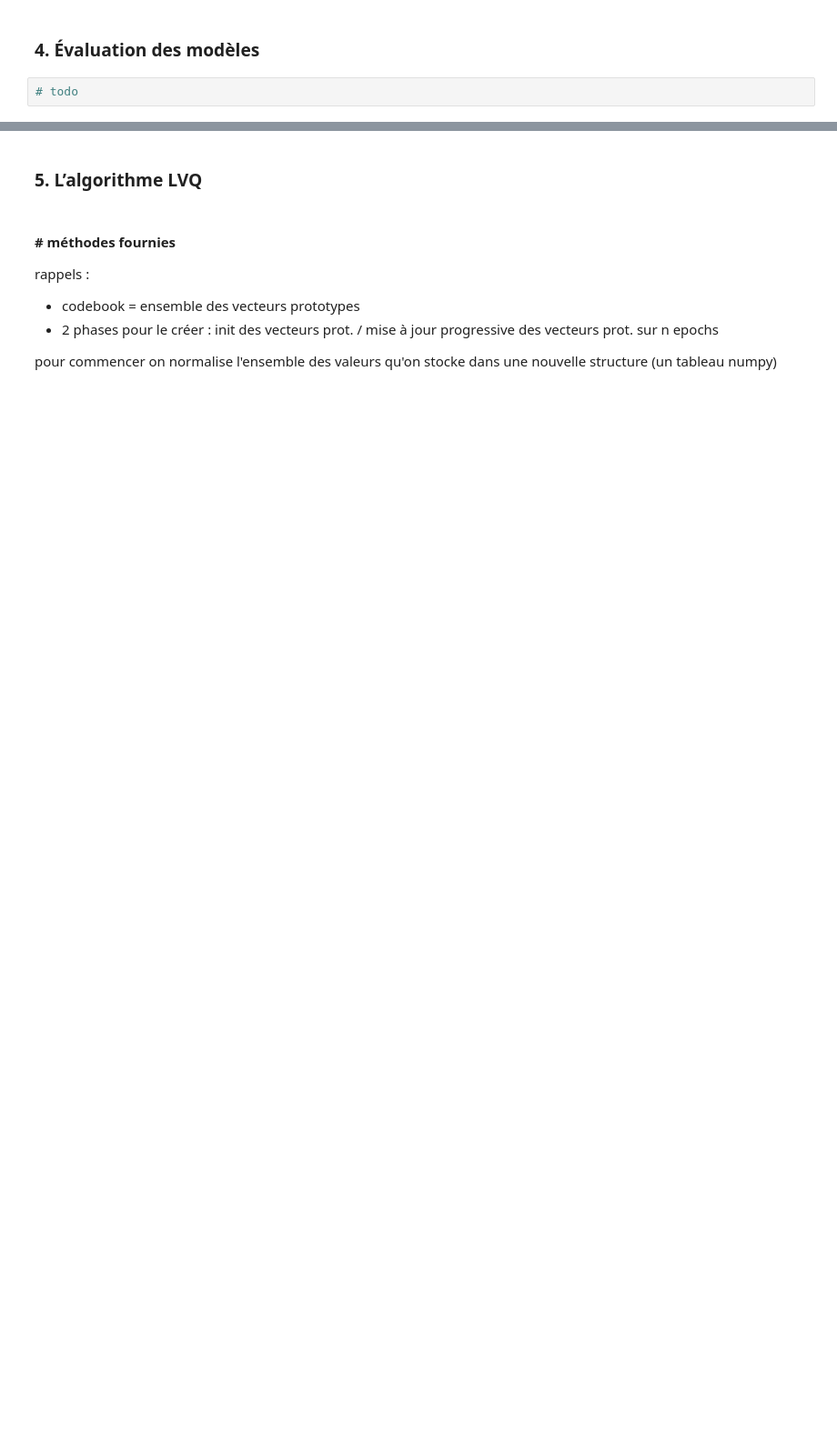
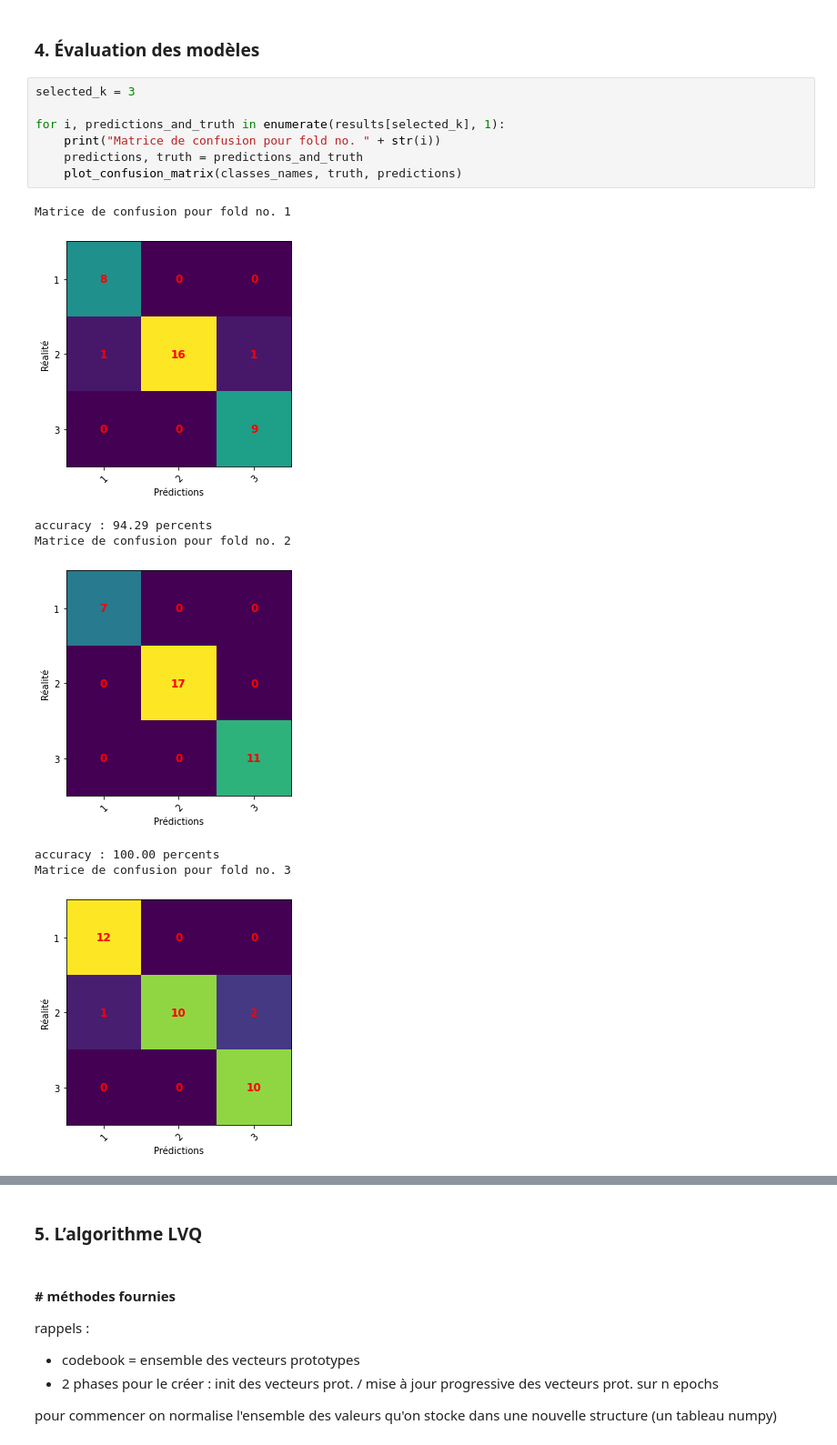
Before and after one commit to KevinFerati/LaboISD, a Jupyter notebook: 4 - Apprentissage supervisé/Ferati_Ganty_ISD_TP4.ipynb, the cells around one changed output, grey strips where cells are left out. Shown at 91% size. Drawn from its saved outputs; the diff is of its cells as text; blank space fills up the shorter version.

```diff
--- a/4 - Apprentissage supervisé/Ferati_Ganty_ISD_TP4.ipynb
+++ b/4 - Apprentissage supervisé/Ferati_Ganty_ISD_TP4.ipynb
@@ -361,4 +388,18 @@ display(accuracies_results)
 # %% [markdown]
 ### 4. Évaluation des modèles
 # %%
-# todo
+selected_k = 3
+
+for i, predictions_and_truth in enumerate(results[selected_k], 1):
+    print("Matrice de confusion pour fold no. " + str(i))
+    predictions, truth = predictions_and_truth
+    plot_confusion_matrix(classes_names, truth, predictions)
+# %% [output]
+Matrice de confusion pour fold no. 1
+[figure, added]
+accuracy : 94.29 percents
+Matrice de confusion pour fold no. 2
+[figure, added]
+accuracy : 100.00 percents
+Matrice de confusion pour fold no. 3
+[figure, added]
```
Also changed, not shown: parts of 10 cells of this notebook.
